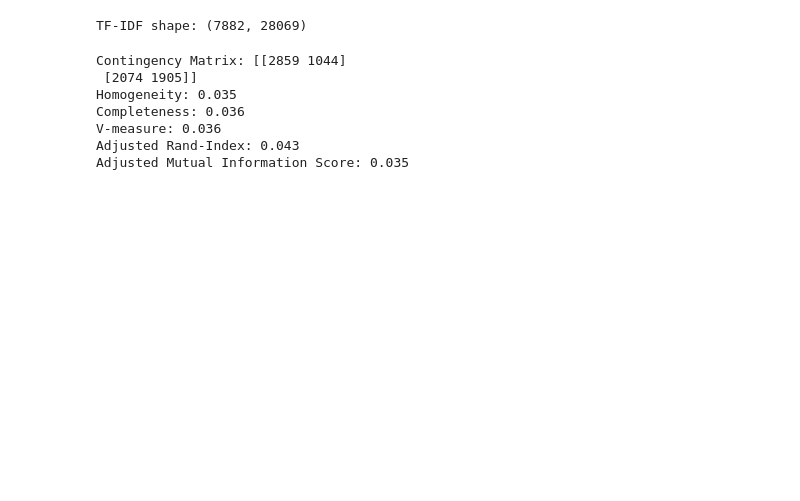
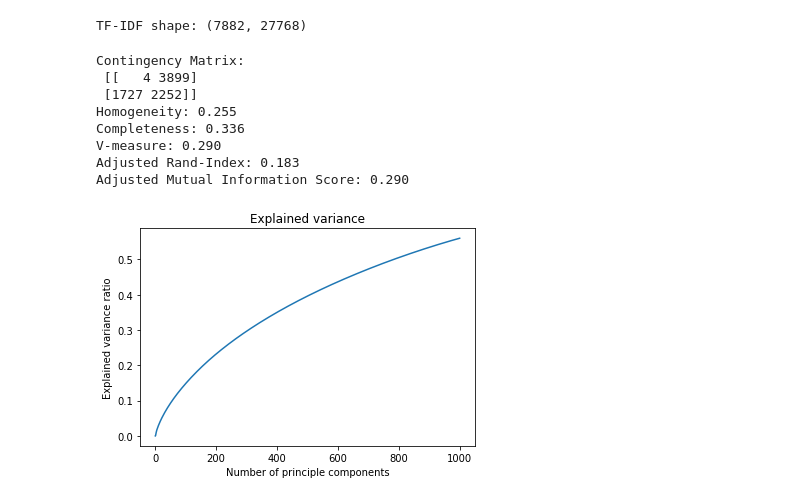
Before and after one commit to sbauersfeld/ECE219, a Jupyter notebook: Project2/project2.ipynb, the cells around one changed output. Drawn from its saved outputs; the diff is of its cells as text; code cells hidden in the pictures; blank space fills up the shorter version.

```diff
--- a/Project2/project2.ipynb
+++ b/Project2/project2.ipynb
@@ -6,13 +6,13 @@ random.seed(42)
 
 import matplotlib.pyplot as plt
 from sklearn.datasets import fetch_20newsgroups
-from sklearn.feature_extraction.text import CountVectorizer
-from sklearn.feature_extraction.text import TfidfTransformer
+from sklearn.feature_extraction.text import TfidfVectorizer
 from sklearn.decomposition import TruncatedSVD
 from sklearn.decomposition import NMF
 from sklearn.cluster import KMeans
 from sklearn.metrics.cluster import contingency_matrix
 from sklearn import metrics
+from sklearn.preprocessing import StandardScaler
 
 def GetTFData():
     comp_categories = ['comp.graphics', 'comp.os.ms-windows.misc', 'comp.sys.ibm.pc.hardware', 'comp.sys.mac.hardware']
@@ -21,23 +21,40 @@ def GetTFData():
 
     twenty_data = fetch_20newsgroups(subset='all', categories=all_categories, shuffle=True, random_state=None)
 
-    count_vect = CountVectorizer(min_df=3)
-    tfidf_transformer = TfidfTransformer()
+    vectorizer = TfidfVectorizer(min_df=3, stop_words='english')
+    X_data_tfidf = vectorizer.fit_transform(twenty_data.data)
 
-    X_data_counts = count_vect.fit_transform(twenty_data.data)
-    X_data_tfidf = tfidf_transformer.fit_transform(X_data_counts)
     print("TF-IDF shape:", X_data_tfidf.shape)
 
     return X_data_tfidf, np.array(twenty_data.target > 3)
+
+def PerformLSA(dataset, r=1000, plot_variance=False):
+    svd = TruncatedSVD(n_components=r, random_state=0)
+    dataset = svd.fit_transform(dataset)
+    if plot_variance:
+        accum = np.zeros(r+1)
+        for i in range(r):
+            accum[i+1] += accum[i] + svd.explained_variance_ratio_[i]
+        plt.plot(range(r+1), accum)
+        plt.title("Explained variance")
+        plt.xlabel("Number of principle components")
+        plt.ylabel("Explained variance ratio")
+        plt.show()
+    return dataset
+
+def PerformNMF(dataset, r=1000):
+    model = NMF(n_components=r, init='random', random_state=0)
+    dataset = model.fit_transform(dataset)
+    return dataset
 # %%
 dataset, data_labels = GetTFData()
 # %% [output]
-TF-IDF shape: (7882, 28069)
+TF-IDF shape: (7882, 27768)
 # %%
 km = KMeans(n_clusters=2, random_state=0, max_iter=1000, n_init=30)
 km.fit(dataset)
 
-print("Contingency Matrix:\n," contingency_matrix(data_labels, km.labels_))
+print("Contingency Matrix:\n", contingency_matrix(data_labels, km.labels_))
 
 print("Homogeneity: %0.3f" % metrics.homogeneity_score(data_labels, km.labels_))
 print("Completeness: %0.3f" % metrics.completeness_score(data_labels, km.labels_))
@@ -45,10 +62,15 @@ print("V-measure: %0.3f" % metrics.v_measure_score(data_labels, km.labels_))
 print("Adjusted Rand-Index: %.3f" % metrics.adjusted_rand_score(data_labels, km.labels_))
 print("Adjusted Mutual Information Score: %.3f" % metrics.adjusted_mutual_info_score(data_labels, km.labels_))
 # %% [output]
-Contingency Matrix: [[2859 1044]
- [2074 1905]]
-Homogeneity: 0.035
-Completeness: 0.036
-V-measure: 0.036
-Adjusted Rand-Index: 0.043
-Adjusted Mutual Information Score: 0.035
+Contingency Matrix:
+ [[   4 3899]
+ [1727 2252]]
+Homogeneity: 0.255
+Completeness: 0.336
+V-measure: 0.290
+Adjusted Rand-Index: 0.183
+Adjusted Mutual Information Score: 0.290
+# %%
+dataset_LSA = PerformLSA(dataset, plot_variance=True)
+# %% [output]
+[figure, added]
```
Also changed, not shown: parts of 4 cells of this notebook.
